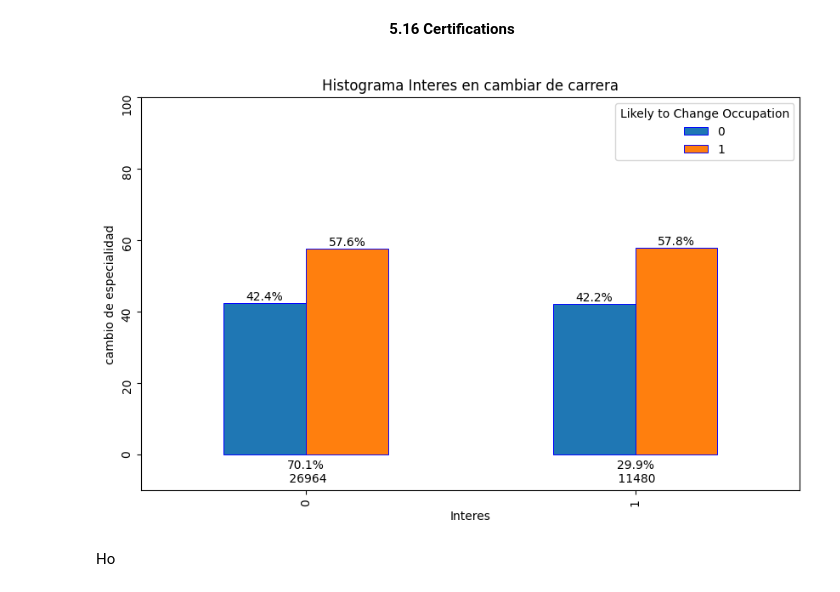
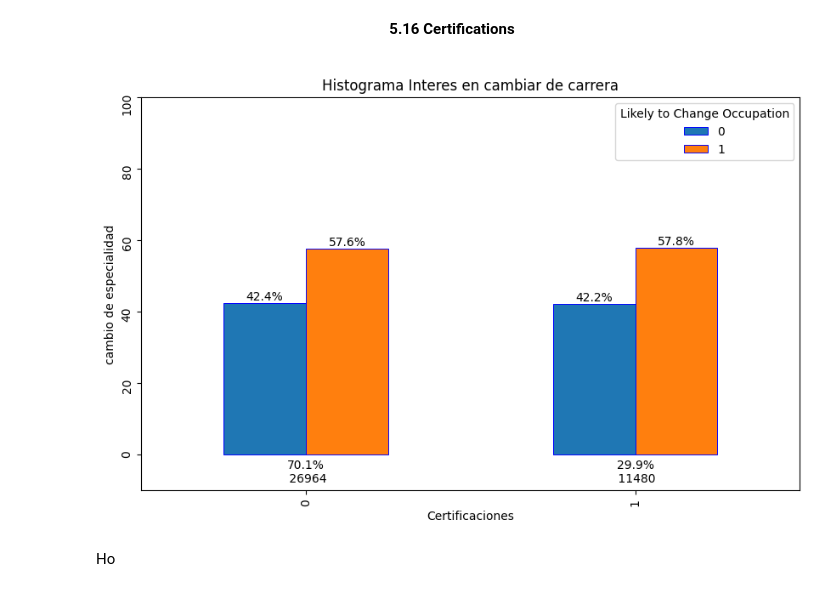
Before and after one commit to JD277/Field-vs-occupation, a Jupyter notebook: EDA.ipynb, the cells around one changed output. Cells and saved outputs as stored; diff of their text form; code cells hidden in the pictures.

```diff
--- a/EDA.ipynb
+++ b/EDA.ipynb
@@ -628,13 +630,13 @@ plot_column(
 # %%
 plot_column(
     'Certifications',
     'Likely to Change Occupation',
     'Histograma Interes en cambiar de carrera',
-    'Interes',
+    'Certificaciones',
     'cambio de especialidad',
     (10,6))
 # %% [output]
-[figure, old version]
+[figure, new version]
 # %% [markdown]
 <head>
     <link rel="stylesheet" href="styles.css">
```
Also changed, not shown: parts of 3 cells of this notebook.
